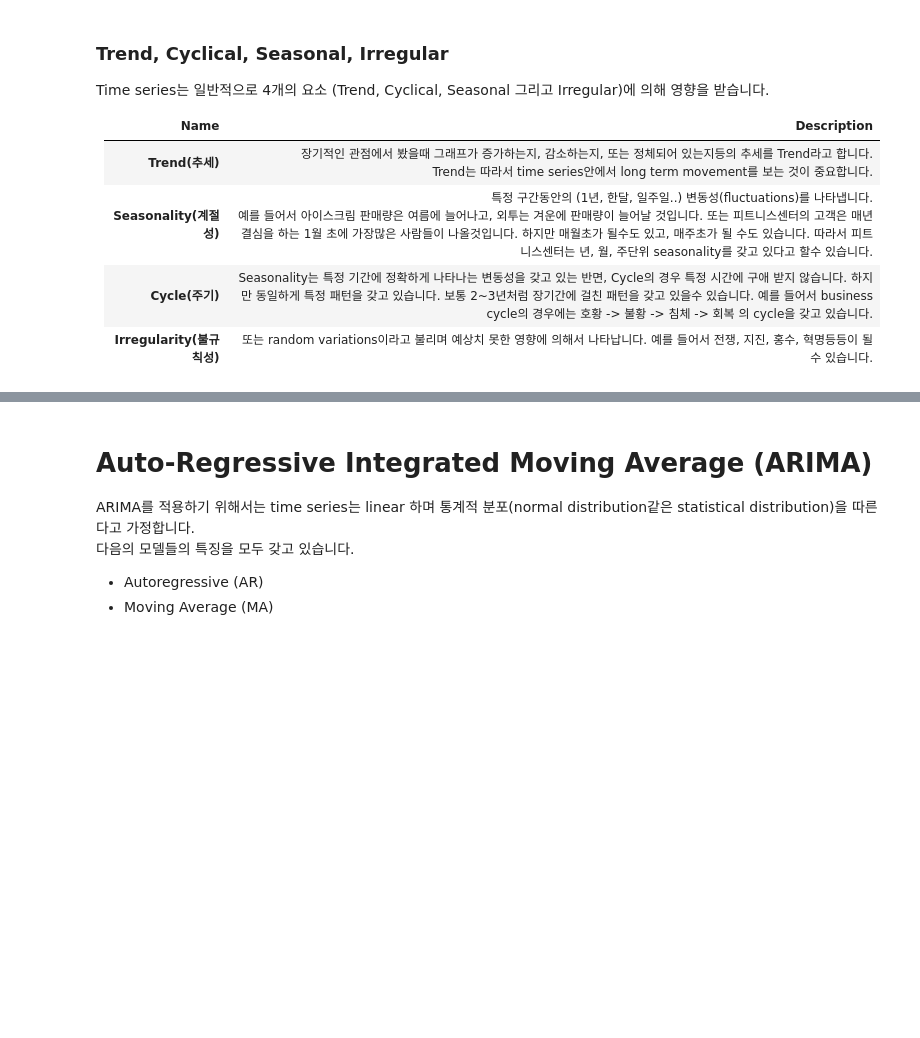
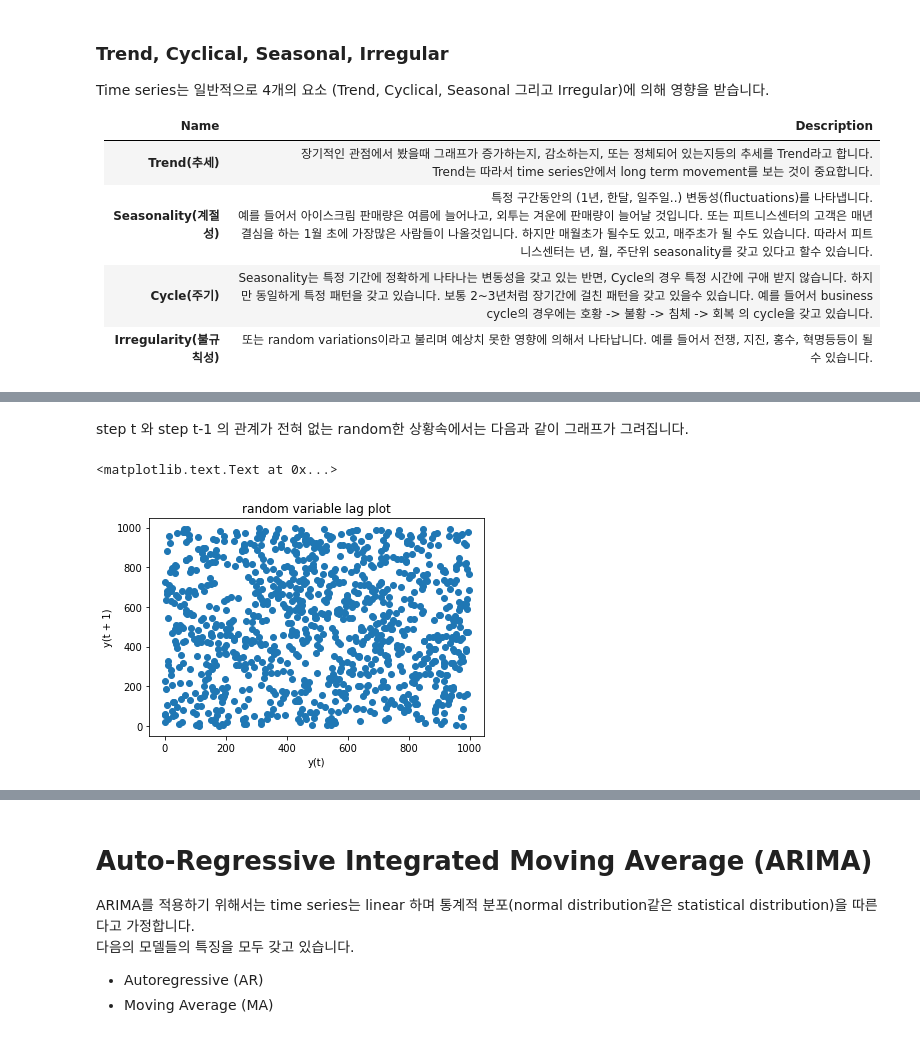
Before and after one commit to AndersonJo/arima-python, a Jupyter notebook: ARIMA.ipynb, the cells around one changed output, grey strips where cells are left out. Saved outputs shown, nothing was run; the diff lists cells and outputs as text; code cells hidden in the pictures; blank space fills up the shorter version.

```diff
--- a/ARIMA.ipynb
+++ b/ARIMA.ipynb
@@ -20,0 +98,9 @@ Time series는 일반적으로 4개의 요소 (Trend, Cyclical, Seasonal 그리
+# %% [markdown]
+step t 와 step t-1 의 관계가 전혀 없는 random한 상황속에서는 다음과 같이 그래프가 그려집니다.
+# %%
+series = pd.Series([np.random.randint(0, 1000) for _ in range(1000)])
+lag_plot(series)
+title('random variable lag plot')
+# %% [output]
+<matplotlib.text.Text at 0x...>
+[figure, added]
```
Also changed, not shown: parts of 19 cells of this notebook.
